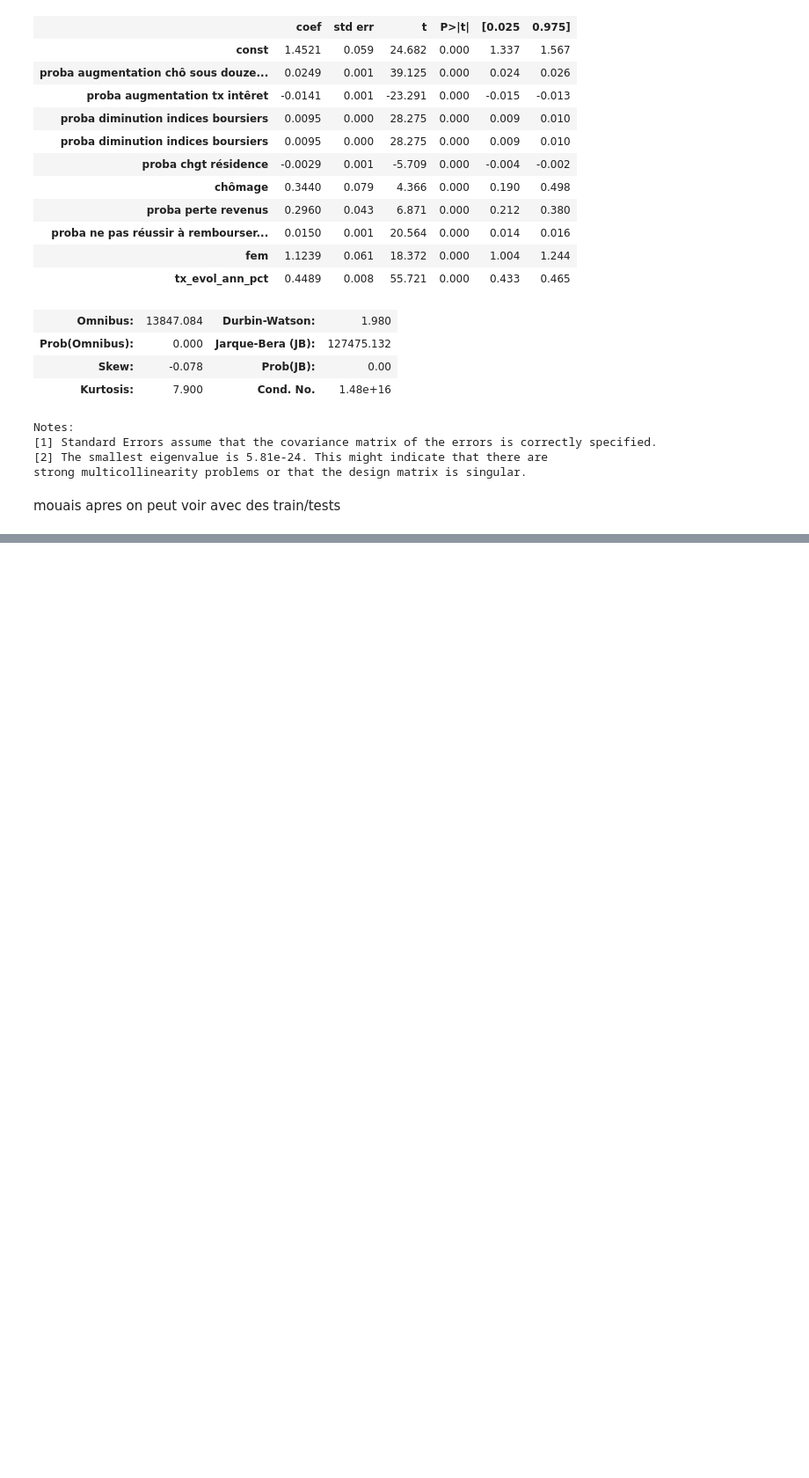
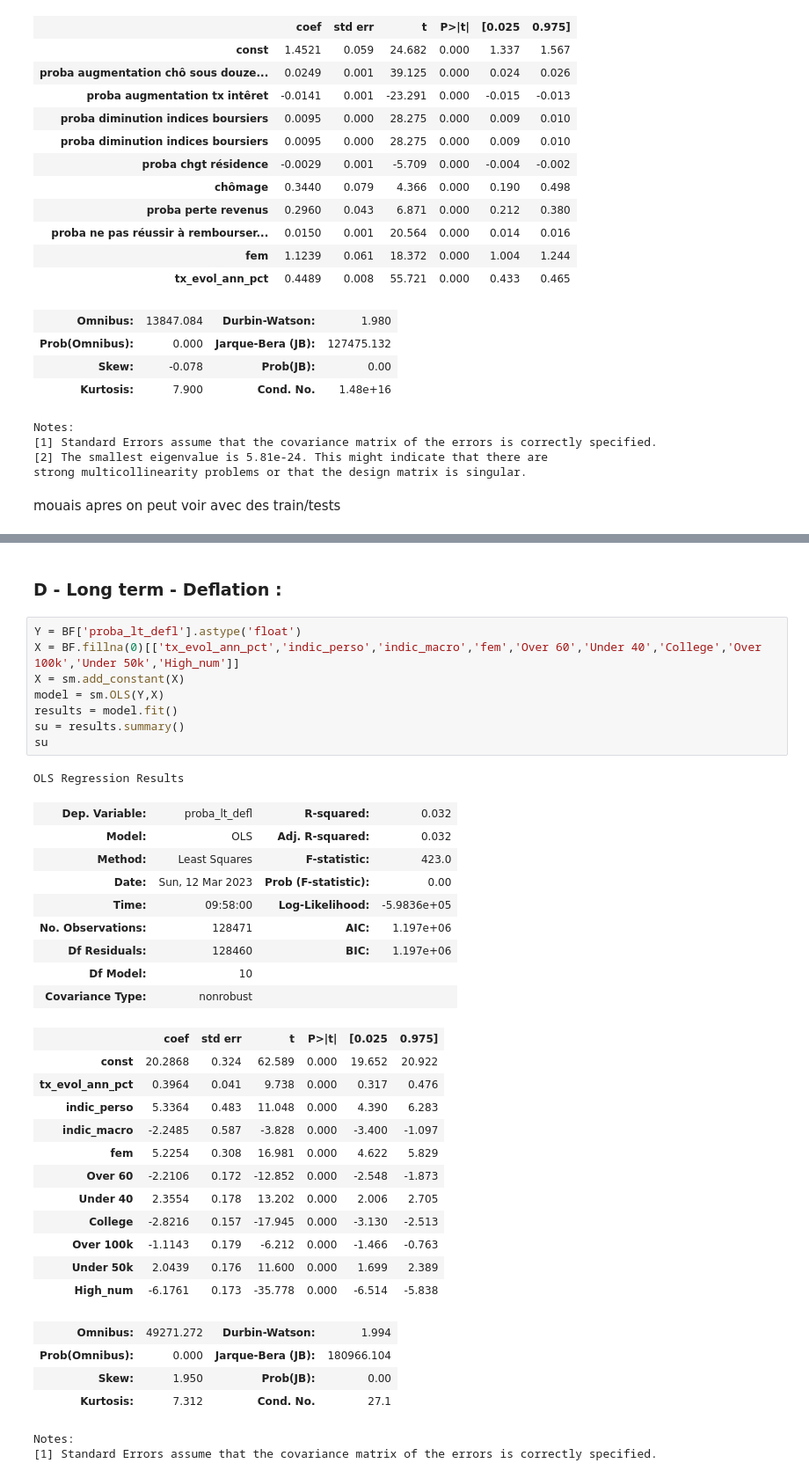
Before and after one commit to Jeremstar/-a-va-pr-dire-l-inflation-s-v-re, a Jupyter notebook: Régressions.ipynb, the cells around one changed output, grey strips where cells are left out. Shown at 88% size. Drawn from its saved outputs; the diff is of its cells as text; blank space fills up the shorter version.

```diff
--- a/Régressions.ipynb
+++ b/Régressions.ipynb
@@ -754,0 +945,39 @@ mouais apres on peut voir avec des train/tests
+# %% [markdown]
+### D - Long term - Deflation :
+# %%
+Y = BF['proba_lt_defl'].astype('float')
+X = BF.fillna(0)[['tx_evol_ann_pct','indic_perso','indic_macro','fem','Over 60','Under 40','College','Over 100k','Under 50k','High_num']]
+X = sm.add_constant(X)
+model = sm.OLS(Y,X)
+results = model.fit()
+su = results.summary()
+su
+# %% [output]
+OLS Regression Results
+| Dep. Variable: | proba_lt_defl | R-squared: | 0.032 |
+| Model: | OLS | Adj. R-squared: | 0.032 |
+| Method: | Least Squares | F-statistic: | 423.0 |
+| Date: | Sun, 12 Mar 2023 | Prob (F-statistic): | 0.00 |
+| Time: | 09:58:00 | Log-Likelihood: | -5.9836e+05 |
+| No. Observations: | 128471 | AIC: | 1.197e+06 |
+| Df Residuals: | 128460 | BIC: | 1.197e+06 |
+| Df Model: | 10 |  |  |
+| Covariance Type: | nonrobust |  |  |
+|  | coef | std err | t | P>|t| | [0.025 | 0.975] |
+| const | 20.2868 | 0.324 | 62.589 | 0.000 | 19.652 | 20.922 |
+| tx_evol_ann_pct | 0.3964 | 0.041 | 9.738 | 0.000 | 0.317 | 0.476 |
+| indic_perso | 5.3364 | 0.483 | 11.048 | 0.000 | 4.390 | 6.283 |
+| indic_macro | -2.2485 | 0.587 | -3.828 | 0.000 | -3.400 | -1.097 |
+| fem | 5.2254 | 0.308 | 16.981 | 0.000 | 4.622 | 5.829 |
+| Over 60 | -2.2106 | 0.172 | -12.852 | 0.000 | -2.548 | -1.873 |
+| Under 40 | 2.3554 | 0.178 | 13.202 | 0.000 | 2.006 | 2.705 |
+| College | -2.8216 | 0.157 | -17.945 | 0.000 | -3.130 | -2.513 |
+| Over 100k | -1.1143 | 0.179 | -6.212 | 0.000 | -1.466 | -0.763 |
+| Under 50k | 2.0439 | 0.176 | 11.600 | 0.000 | 1.699 | 2.389 |
+| High_num | -6.1761 | 0.173 | -35.778 | 0.000 | -6.514 | -5.838 |
+| Omnibus: | 49271.272 | Durbin-Watson: | 1.994 |
+| Prob(Omnibus): | 0.000 | Jarque-Bera (JB): | 180966.104 |
+| Skew: | 1.950 | Prob(JB): | 0.00 |
+| Kurtosis: | 7.312 | Cond. No. | 27.1 |
+Notes:
+[1] Standard Errors assume that the covariance matrix of the errors is correctly specified.
```
Also changed, not shown: parts of 17 cells of this notebook.
